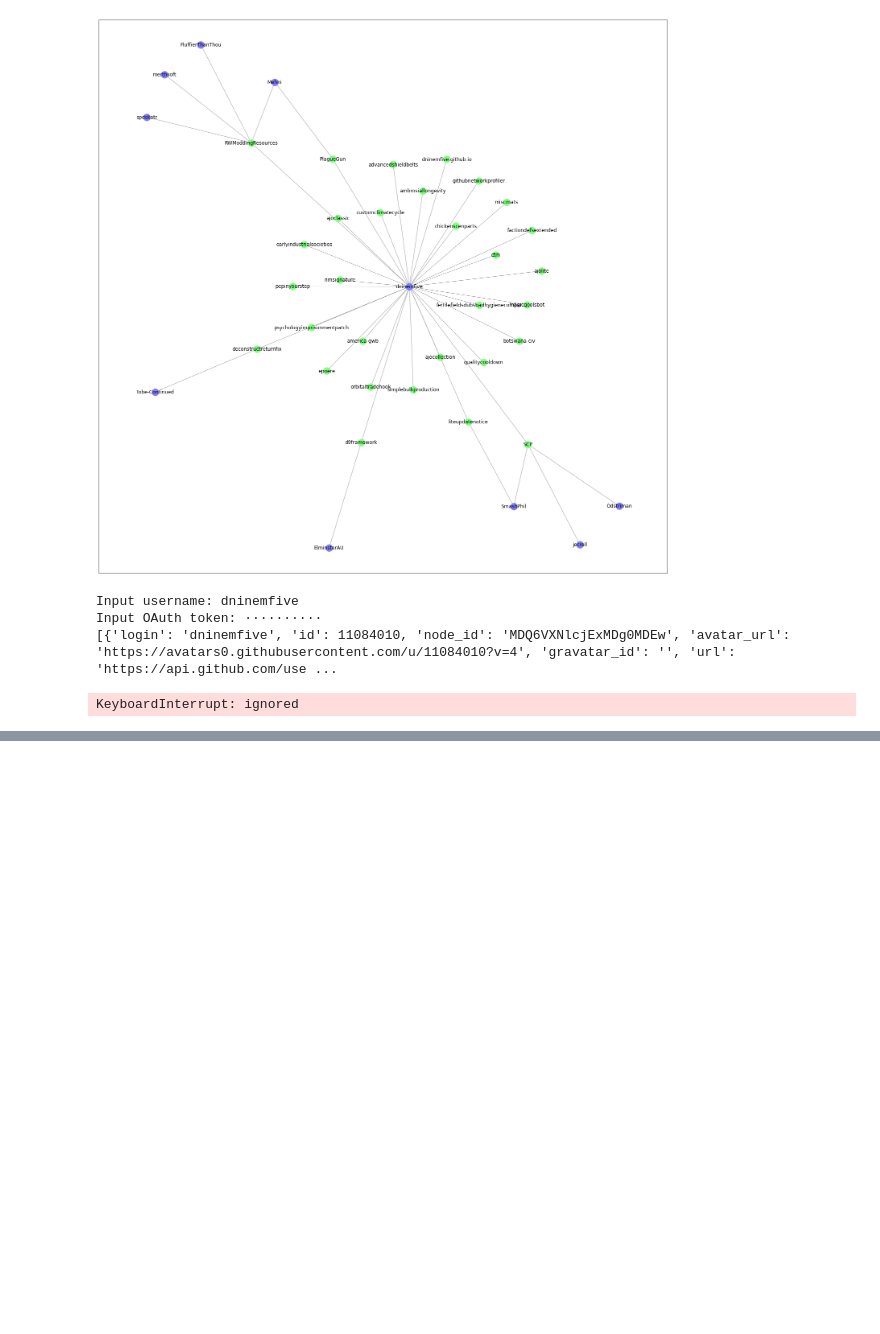
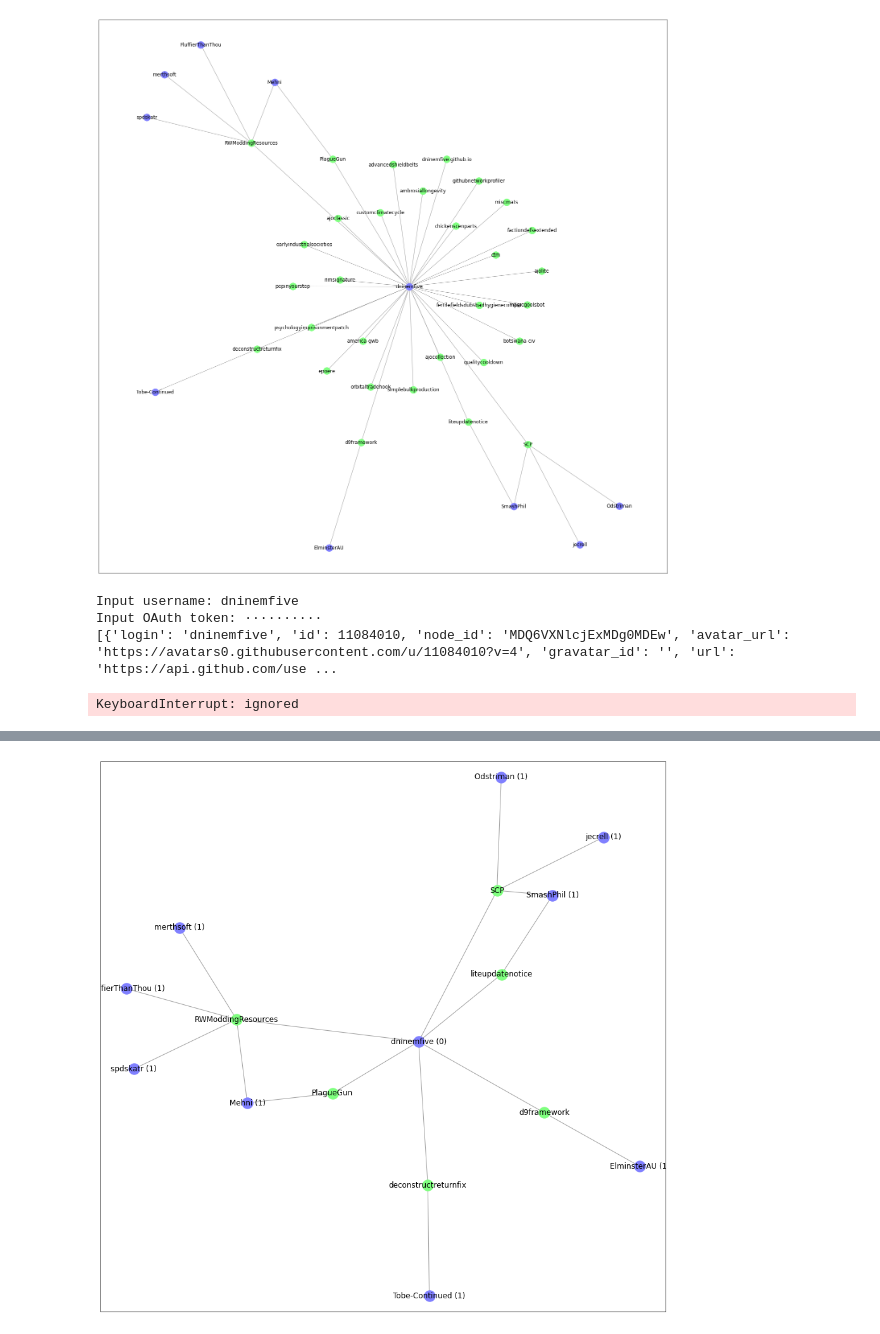
Before and after one commit to dninemfive/githubnetworkprofiler, a Jupyter notebook: githubnetworkprofiler.ipynb, the cells around one changed output, grey strips where cells are left out. Drawn from its saved outputs; the diff is of its cells as text; code cells hidden in the pictures; blank space fills up the shorter version.

Commit message:
fix a lot of bullshit, especially wrt authentication. works for the depth=1 case, at least.

```diff
--- a/githubnetworkprofiler.ipynb
+++ b/githubnetworkprofiler.ipynb
@@ -379,6 +379,7 @@ import json
 import getpass
 import numbers
 import math
+from datetime import datetime
 
 # classes
 class Repo:
@@ -423,9 +424,9 @@ class Repo:
       if user.name == username: return user
     return -1
 
-  def get_contributors(self):
+  def get_contributors(self, login):
     self.contributors = []
-    request = requests.get(self.jsn['contributors_url'], {'affiliation': 'all'}, auth=(username, token))
+    request = requests.get(self.jsn['contributors_url'], {'affiliation': 'all'}, auth=login)
     if request.status_code == 200:
       try:
         for userJsn in json.loads(request.text):
@@ -433,16 +434,16 @@ class Repo:
       except:
         print('could not parse ' + repr(json.loads(request)))
     else:
-      print('Error getting users for repo ' + self.name + ': response code ' + str(request.status_code))
+      print('Error getting users for repo ' + self.name + ': response code ' + str(request.status_code) + '; message: ' + str(json.loads(request.text)['message']))
 
   @property
   def name_for_graph(self):
     """returns the repo name plus a unique string which prevents it from being merged into a user"""
-    return repo_id + self.name
+    return 'r ' + self.name
 
   @property
   def num_contributors(self):
-    if isinstance(contributors, str): return -1
+    if isinstance(self.contributors, str): return -1
     return len(self.contributors)
 
 class User:
@@ -491,10 +492,10 @@ def debug_print(s):
   except:
     pass
 
-def get_repos(url, target_user=None, min_contributors=2):
+def get_repos(url, login, target_user=None, min_contributors=2):
   """Takes a Github user url and returns a list of Repo objects."""
   print('getting repos from ' + url + '...')
-  response = requests.get(url, {'type': 'all'}, auth=(username, token))
+  response = requests.get(url, {'type': 'all'}, auth=login)
   if response.status_code == 200:
     print('\tresponse received, code ' + str(response.status_code))
   else:
@@ -521,7 +522,7 @@ def get_repos(url, target_user=None, min_contributors=2):
     for repo in repos:
       random = repo
       break
-    random.get_contributors()
+    random.get_contributors(login)
     print(target_user)
     target_user_User = random.get_user_by_name(target_user)
     return (repos, target_user_User)
@@ -533,27 +534,39 @@ def already_profiled(user, profiled_users):
     if user.name == cur: return True
   return False
 
+def get_dist(graph, source, target):
+  try:
+    return nx.shortest_path_length(graph, source, target)
+  except:
+    return -1
+
 # methods called in sequence for the program
 def get_login():
   username = input("Input your username: ")
   token = getpass.getpass("Input OAuth token: ")
-  response_code = requests.get('https://api.github.com/users/' + username + '/repos', {'type': 'all'}, auth=(username, token)).status_code
-  while(not response_code == 200):
+  request = requests.get('https://api.github.com/users/' + username + '/repos', {'type': 'all'}, auth=(username, token))
+  while(not request.status_code == 200):
     print('Username and/or OAuth token invalid, code ' + str(response_code))
     username = input("Input your username: ")
     token = getpass.getpass("Input OAuth token: ")
-    response_code = requests.get('https://api.github.com/users/' + username + '/repos', {'type': 'all'}, auth=(username, token)).status_code
+    request = requests.get('https://api.github.com/users/' + username + '/repos', {'type': 'all'}, auth=(username, token))
+  print('Logged in as ' + username + '. You have ' + str(request.headers['X-RateLimit-Remaining']) + ' requests remaining.')
   return (username, token)
 
-def get_target_user():
+def get_target_user(login):
   target_user = input("Input target user: ")
-  response = requests.get('https://api.github.com/users/' + target_user + '/repos', {'type': 'all'}, auth=(username, token))
+  response = requests.get('https://api.github.com/users/' + target_user + '/repos', {'type': 'all'}, auth=login)
   while(not response.status_code == 200):
     if response.status_code == 403:
-      raise Exception('Response 403 received. Your login is probably rate-limited.')
+      if int(response.headers['X-RateLimit-Remaining']) <= 0:
+        dt = datetime.fromtimestamp(int(response.headers['X-RateLimit-Reset']))
+        raise Exception('Response 403 received. Your account is currently rate-limited; the rate limit is scheduled to reset at '
+                        + dt.time().strftime('%X') + ' on ' + dt.date().strftime('%x') +
+                        '. Message: ' + str(json.loads(response.text)['message']))
+      raise Exception('Response 403 received.')
     print('Invalid target user, code ' + str(response.status_code))
     target_user = input("Input target user: ")
-    response = requests.get('https://api.github.com/users/' + target_user + '/repos', {'type': 'all'}, auth=(username, token))
+    response = requests.get('https://api.github.com/users/' + target_user + '/repos', {'type': 'all'}, auth=login)
   return target_user
 
 def ask_for_max_depth():
@@ -568,17 +581,18 @@ def ask_remove_non_contiguous():
   remove_in = input('Remove non-contiguous networks? y/n: ')
   return len(remove_in) < 1 or not remove_in.lower()[0] == 'n'
 
-def construct_graph(target_user, max_depth):
-  # get the target user
+def construct_graph(target_user, max_depth, login):
   reposet, userset, profiled_users, users_to_profile_next = set(), set(), set(), set()
+  g = Graph()
   # get the target user
   print('getting target user ' + target_user + ' (depth 0)')
   profiled_users.add(target_user)
-  repos, target_user_User = get_repos('https://api.github.com/users/' + target_user + '/repos', target_user)
+  repos, target_user_User = get_repos('https://api.github.com/users/' + target_user + '/repos', login, target_user)
   for repo in repos:
+    repo.get_contributors(login)
+    if repo.num_contributors < 2: continue
     reposet.add(repo.name_for_graph)
-    repo.get_contributors()
-    debug_print('\t\t' + repr(repo))
+    debug_print('\t' + repr(repo))
     for user in repo.contributors:
       userset.add(user.name_for_graph)
       if not already_profiled(user, profiled_users):
@@ -593,7 +607,7 @@ def construct_graph(target_user, max_depth):
       print('user ' + str(ct) + '/' + str(len(users_to_profile)))
       if len(cur_target) < 1: continue
       profiled_users.add(cur_target)
-      for repo in get_repos('https://api.github.com/users/' + cur_target + '/repos'):
+      for repo in get_repos('https://api.github.com/users/' + cur_target + '/repos', login):
         reposet.add(repo.name_for_graph)
         try:
           nx.shortest_path_length(g, source=target_user_User.name_for_graph, target=repo.name_for_graph)
@@ -602,7 +616,7 @@ def construct_graph(target_user, max_depth):
           g.remove_node(repo)
           print('discarded repo ' + repo.name + ', no path')
           continue
-        repo.get_contributors()
+        repo.get_contributors(login)
         if repo.num_contributors < 2:
           reposet.remove(repo.name_for_graph)
           continue
@@ -618,8 +632,9 @@ def construct_graph(target_user, max_depth):
               g.remove_node(user.name_for_graph)
               print('discarded user ' + user.name + ', no path')
       ct += 1
+  return (reposet, userset, g)
 
-def show_graph(reposet, userset):
+def show_graph(reposet, userset, target_user, g):
   labels = {}
   for r in reposet:
     # potential future feature: store the number of contribs for each repo
@@ -644,25 +659,20 @@ def show_graph(reposet, userset):
 
 def do_program():
   username, token = get_login()
+  success = True
   try:
-    target_user = get_target_user()
+    target_user = get_target_user((username, token))
+  except Exception as e:
+    print('Caught exception during execution: ' + str(e))
+    success = False
+  if success:
     max_depth = ask_for_max_depth()
     remove_non_contig = ask_remove_non_contiguous()
-    reposet, userset = construct_graph(target_user, max_depth)
-    show_graph(reposet, userset)
-  except Exception as e:
-    print('Caught exception during execution: ' + str(e))
+    reposet, userset, g = construct_graph(target_user, max_depth, (username, token))
+    show_graph(reposet, userset, target_user, g)
 
-## initialize global variables
-## bad practice, ik, but convenient
-# unique identifiers for repos and users, so the graph doesn't merge them
-# global variables in order to deconvert them for display
-repo_id, user_id = 'github repository ', 'github user '
 # set debug things to print
 debug = True
-# give common variables global scope so they don't need to be passed around
-username, token = '', ''
-g = Graph()
 do_program()
 # %% [output]
 Input your username: dninemfive
@@ -671,0 +695 @@ Caught exception during execution: Response 403 received. Your login is probably
+[figure, added]
```
Also changed, not shown: parts of 2 cells of this notebook.
